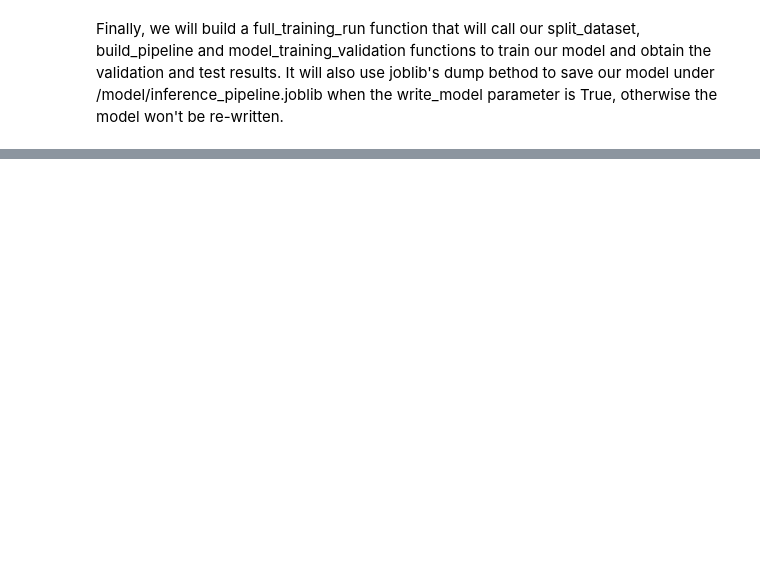
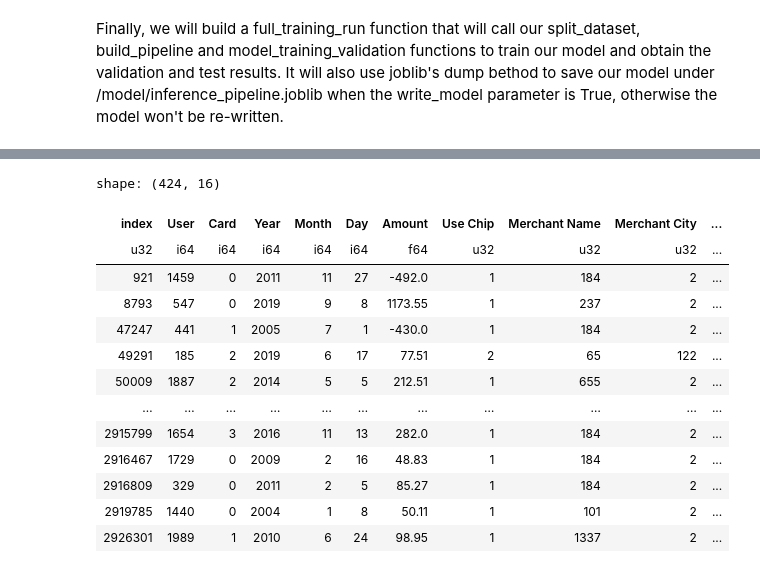
Before and after one commit to Underdoge/fraud-detection, a Jupyter notebook: notebooks/fraud_detection.ipynb, the cells around one changed output, grey strips where cells are left out. Drawn from its saved outputs; the diff is of its cells as text; code cells hidden in the pictures; blank space fills up the shorter version.

```diff
--- a/notebooks/fraud_detection.ipynb
+++ b/notebooks/fraud_detection.ipynb
@@ -882,0 +971,17 @@ Pipeline(steps=[('feature_engineering',
+# %%
+false_pos_validate_x
+# %% [output]
+shape: (424, 16)
+| index | User | Card | Year | Month | Day | Amount | Use Chip | Merchant Name | Merchant City | ... |
+| u32 | i64 | i64 | i64 | i64 | i64 | f64 | u32 | u32 | u32 | ... |
+| 921 | 1459 | 0 | 2011 | 11 | 27 | -492.0 | 1 | 184 | 2 | ... |
+| 8793 | 547 | 0 | 2019 | 9 | 8 | 1173.55 | 1 | 237 | 2 | ... |
+| 47247 | 441 | 1 | 2005 | 7 | 1 | -430.0 | 1 | 184 | 2 | ... |
+| 49291 | 185 | 2 | 2019 | 6 | 17 | 77.51 | 2 | 65 | 122 | ... |
+| 50009 | 1887 | 2 | 2014 | 5 | 5 | 212.51 | 1 | 655 | 2 | ... |
+| … | … | … | … | … | … | … | … | … | … | ... |
+| 2915799 | 1654 | 3 | 2016 | 11 | 13 | 282.0 | 1 | 184 | 2 | ... |
+| 2916467 | 1729 | 0 | 2009 | 2 | 16 | 48.83 | 1 | 184 | 2 | ... |
+| 2916809 | 329 | 0 | 2011 | 2 | 5 | 85.27 | 1 | 184 | 2 | ... |
+| 2919785 | 1440 | 0 | 2004 | 1 | 8 | 50.11 | 1 | 101 | 2 | ... |
+| 2926301 | 1989 | 1 | 2010 | 6 | 24 | 98.95 | 1 | 1337 | 2 | ... |
```
Also changed, not shown: parts of 20 cells of this notebook, 5 other files.
